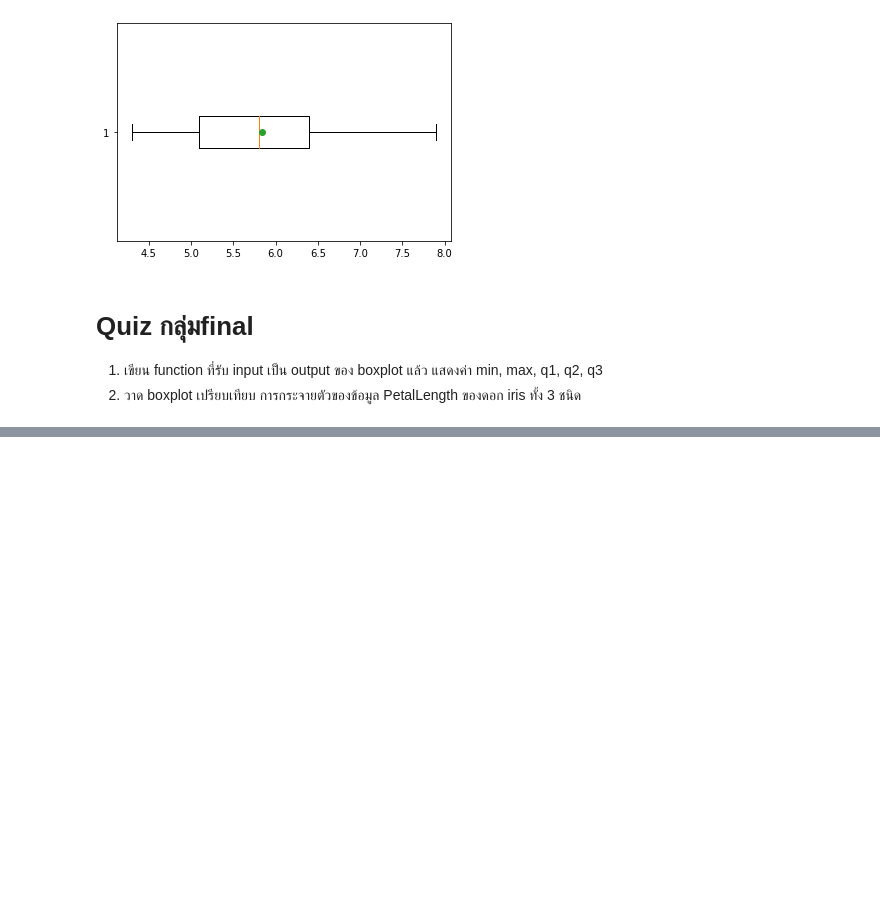
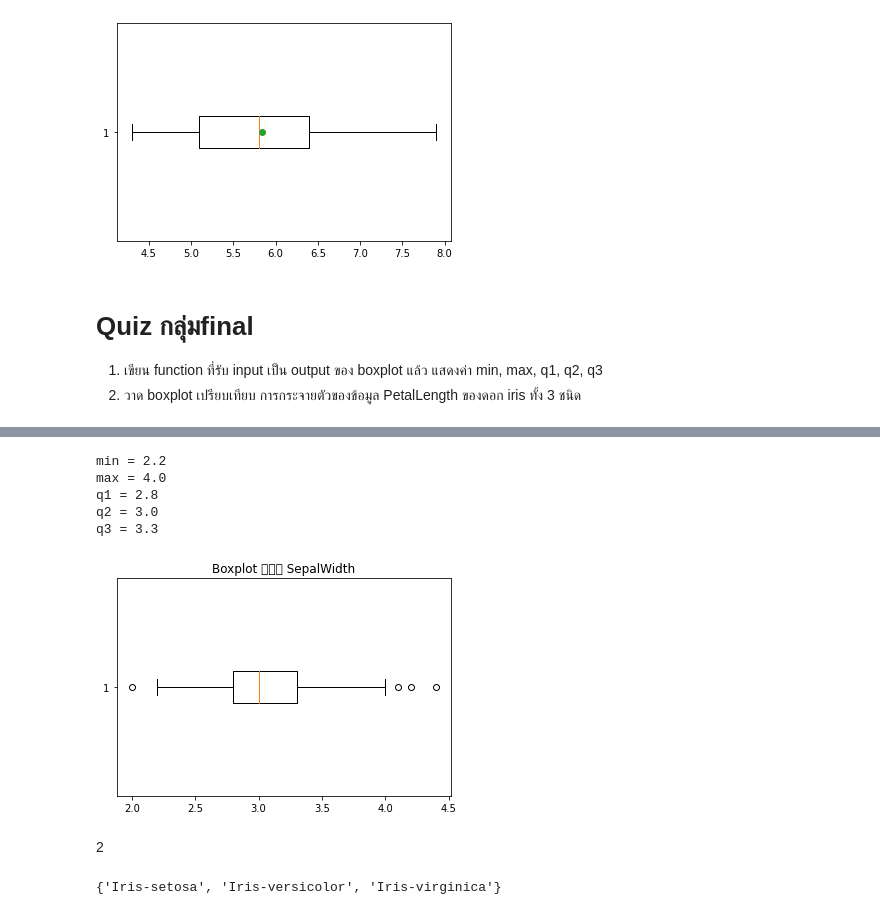
Before and after one commit to BestApisit/data_viz_2022, a Jupyter notebook: DataViz02_Data_Distribution_.ipynb, the cells around one changed output, grey strips where cells are left out. Drawn from its saved outputs; the diff is of its cells as text; code cells hidden in the pictures; blank space fills up the shorter version.

```diff
--- a/DataViz02_Data_Distribution_.ipynb
+++ b/DataViz02_Data_Distribution_.ipynb
@@ -324,0 +345,15 @@ bp3 = plt.boxplot(df['PetalLength'][100:150],vert=True,positions=[2]); ## ชน
+# %%
+function(df['SepalWidth'],'SepalWidth') ##เรียกใช้ function โดยใส่ input : box_output และ Name_col
+# %% [output]
+min = 2.2
+max = 4.0
+q1 = 2.8
+q2 = 3.0
+q3 = 3.3
+[figure, added]
+# %% [markdown]
+2
+# %%
+set(df['Name'])  ## ดูชื่อประเภทของดอก Iris
+# %% [output]
+{'Iris-setosa', 'Iris-versicolor', 'Iris-virginica'}
```
Also changed, not shown: parts of 11 cells of this notebook.
